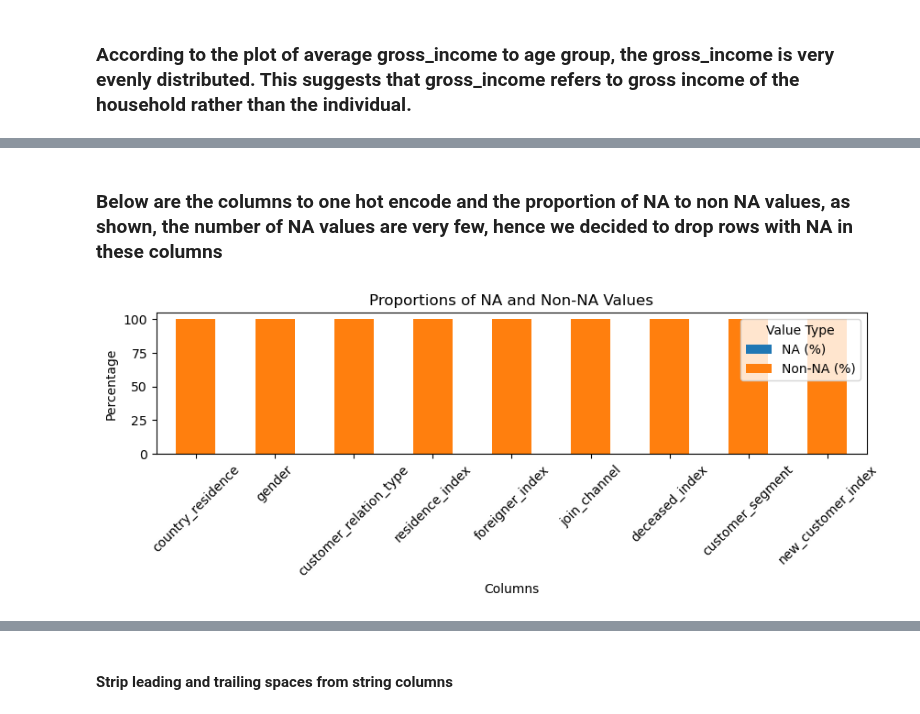
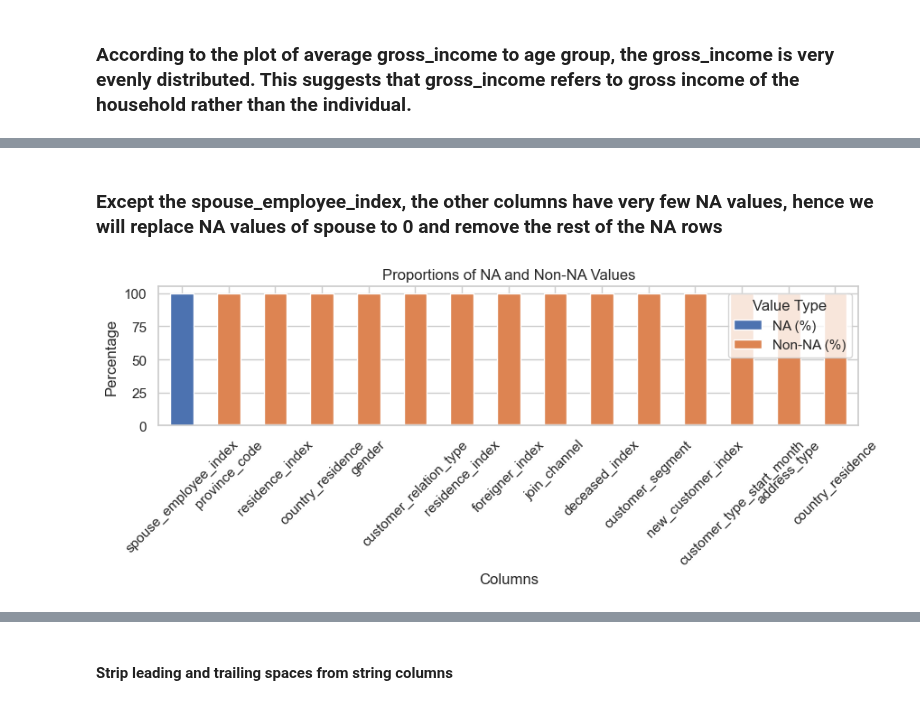
Before and after one commit to ChinSekYi/OpenAYEye, a Jupyter notebook: notebook/reco_system/santender_cleaning.ipynb, the cells around one changed output, grey strips where cells are left out. Cells and saved outputs as stored; diff of their text form; code cells hidden in the pictures.

```diff
--- a/notebook/reco_system/santender_cleaning.ipynb
+++ b/notebook/reco_system/santender_cleaning.ipynb
@@ -276,30 +276,48 @@ plt.show()
-# %% [markdown]
-### Below are the columns to one hot encode and the proportion of NA to non NA values, as shown, the number of NA values are very few, hence we decided to drop rows with NA in these columns
+# %% [markdown]
+### Except the spouse_employee_index, the other columns have very few NA values, hence we will replace NA values of spouse to 0 and remove the rest of the NA rows
 # %%
+columns_with_na = [
+    'spouse_employee_index',
+    'province_code',
+    'residence_index',
+    'country_residence',
+    'gender',
+    'customer_relation_type',
+    'residence_index',
+    'foreigner_index',
+    'join_channel',
+    'deceased_index',
+    'customer_segment',
+    'new_customer_index',
+    'customer_type_start_month',
+    'address_type',
+    'country_residence'
+]
+
 # Calculate the proportion of NA and non-NA values
-na_counts = df[columns_to_encode].isna().sum()
-total_counts = df[columns_to_encode].shape[0]
+na_counts = df[columns_with_na].isna().sum()
+total_counts = df[columns_with_na].shape[0]
 non_na_counts = total_counts - na_counts
 
 # Calculate proportions
 na_proportions = na_counts / total_counts * 100
 non_na_proportions = non_na_counts / total_counts * 100
 
 # Create a DataFrame for proportions
 proportions = pd.DataFrame({
     'NA (%)': na_proportions,
     'Non-NA (%)': non_na_proportions
 })
 
 # Plotting
 proportions.plot(kind='bar', stacked=True, figsize=(10, 2))
 plt.title('Proportions of NA and Non-NA Values')
 plt.xlabel('Columns')
 plt.ylabel('Percentage')
 plt.xticks(rotation=45)
 plt.legend(title='Value Type')
 plt.tight_layout()
 plt.show()
 # %% [output]
-[figure, old version]
+[figure, new version]
 # %%
```
Also changed, not shown: parts of 31 cells of this notebook, 2 other files.
